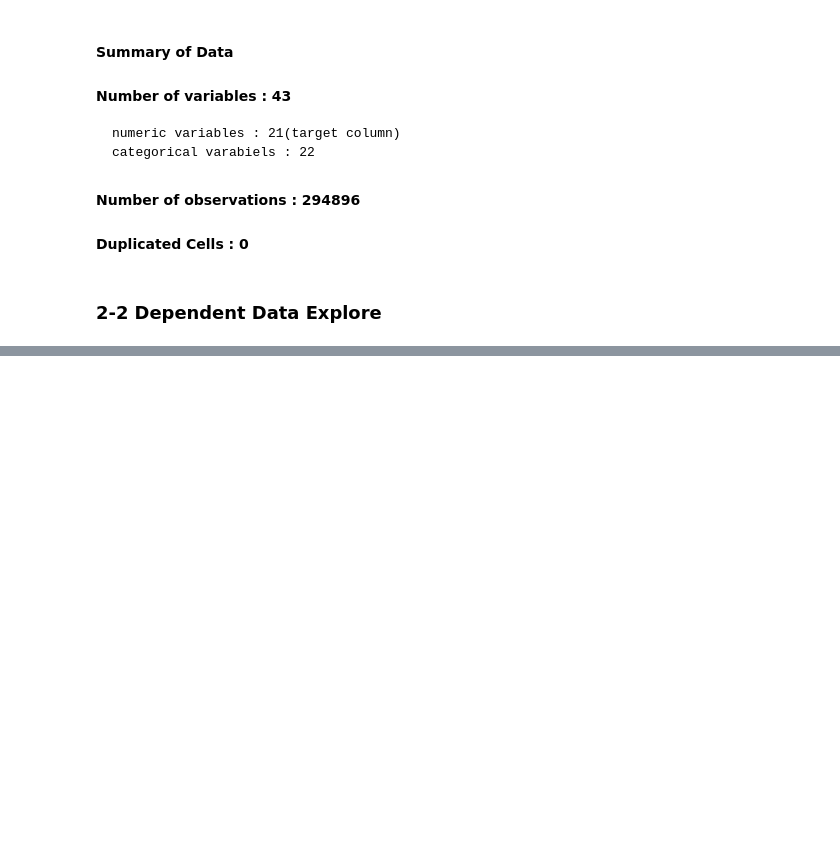
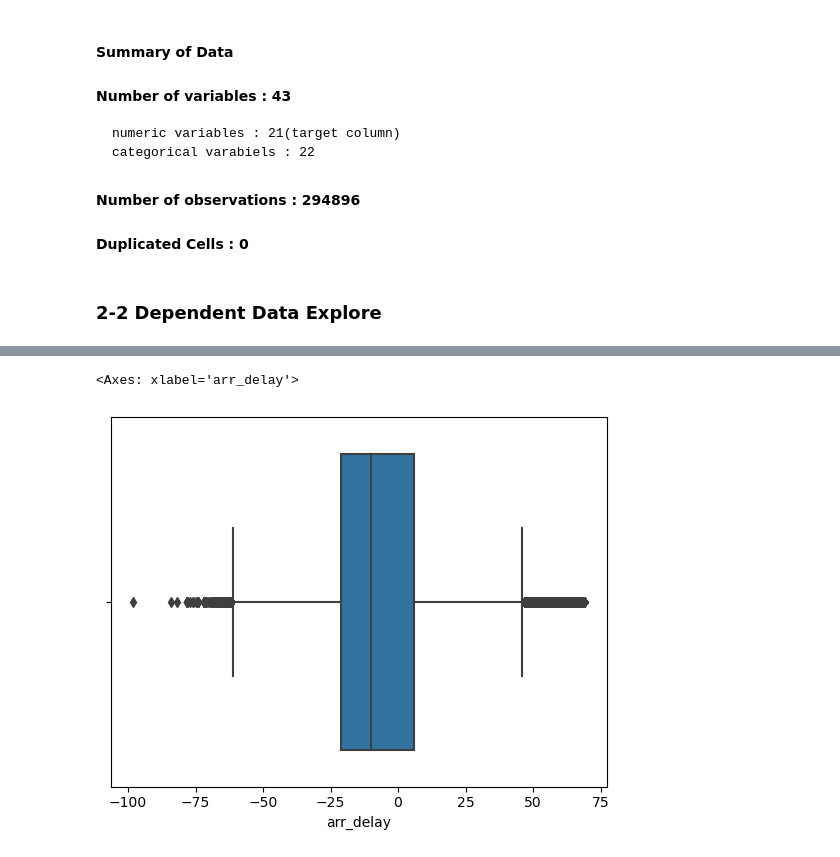
Before and after one commit to chulwonchae/2024-Summer-ML-Projects, a Jupyter notebook: 4. Classification_Airline_delay.ipynb, the cells around one changed output, grey strips where cells are left out. Saved outputs shown, nothing was run; the diff lists cells and outputs as text; code cells hidden in the pictures; blank space fills up the shorter version.

```diff
--- a/4. Classification_Airline_delay.ipynb
+++ b/4. Classification_Airline_delay.ipynb
@@ -683,0 +700,5 @@ memory usage: 96.7+ MB
+# %%
+sns.boxplot(data=df_final[df_final.arr_delay < 70], x='arr_delay')
+# %% [output]
+<Axes: xlabel='arr_delay'>
+[figure, added]
```
Also changed, not shown: parts of 86 cells of this notebook, 1 other file.
